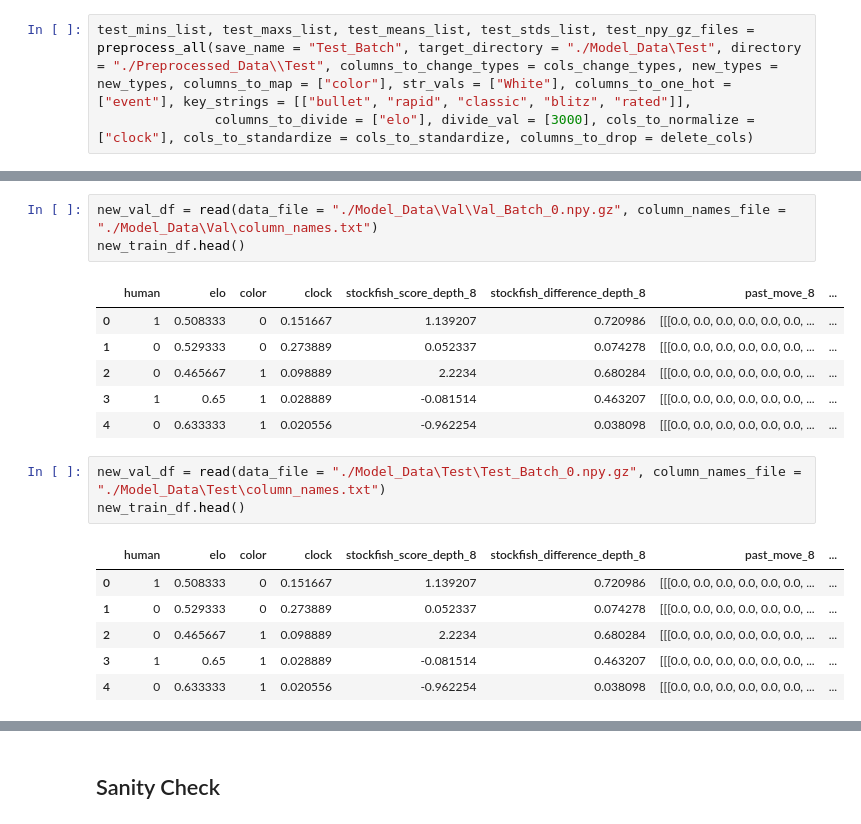
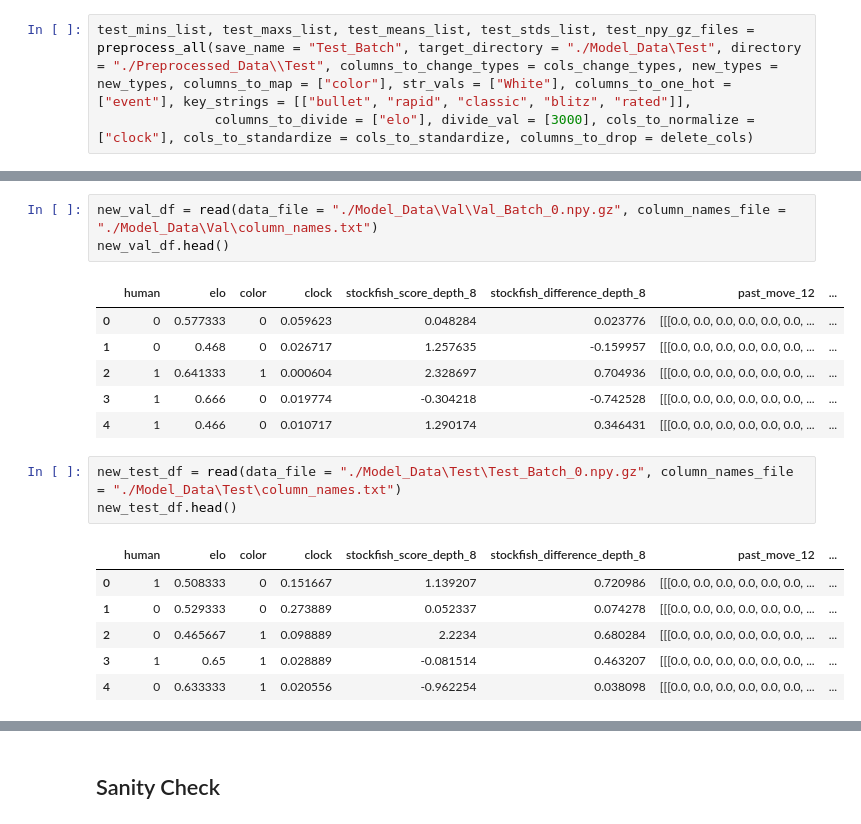
Before and after one commit to MatTheTab/PikeBot, a Jupyter notebook: Preprocessing.ipynb, the cells around one changed output, grey strips where cells are left out. Saved outputs shown, nothing was run; the diff lists cells and outputs as text.

```diff
--- a/Preprocessing.ipynb
+++ b/Preprocessing.ipynb
@@ -134,18 +139,18 @@ new_train_df.head()
 # %%
 new_val_df = read(data_file = "./Model_Data\Val\Val_Batch_0.npy.gz", column_names_file = "./Model_Data\Val\column_names.txt")
-new_train_df.head()
+new_val_df.head()
 # %% [output]
-|  | human | elo | color | clock | stockfish_score_depth_8 | stockfish_difference_depth_8 | past_move_8 | ... |
-| 0 | 1 | 0.508333 | 0 | 0.151667 | 1.139207 | 0.720986 | [[[0.0, 0.0, 0.0, 0.0, 0.0, 0.0, ... | ... |
-| 1 | 0 | 0.529333 | 0 | 0.273889 | 0.052337 | 0.074278 | [[[0.0, 0.0, 0.0, 0.0, 0.0, 0.0, ... | ... |
-| 2 | 0 | 0.465667 | 1 | 0.098889 | 2.2234 | 0.680284 | [[[0.0, 0.0, 0.0, 0.0, 0.0, 0.0, ... | ... |
-| 3 | 1 | 0.65 | 1 | 0.028889 | -0.081514 | 0.463207 | [[[0.0, 0.0, 0.0, 0.0, 0.0, 0.0, ... | ... |
-| 4 | 0 | 0.633333 | 1 | 0.020556 | -0.962254 | 0.038098 | [[[0.0, 0.0, 0.0, 0.0, 0.0, 0.0, ... | ... |
+|  | human | elo | color | clock | stockfish_score_depth_8 | stockfish_difference_depth_8 | past_move_12 | ... |
+| 0 | 0 | 0.577333 | 0 | 0.059623 | 0.048284 | 0.023776 | [[[0.0, 0.0, 0.0, 0.0, 0.0, 0.0, ... | ... |
+| 1 | 0 | 0.468 | 0 | 0.026717 | 1.257635 | -0.159957 | [[[0.0, 0.0, 0.0, 0.0, 0.0, 0.0, ... | ... |
+| 2 | 1 | 0.641333 | 1 | 0.000604 | 2.328697 | 0.704936 | [[[0.0, 0.0, 0.0, 0.0, 0.0, 0.0, ... | ... |
+| 3 | 1 | 0.666 | 0 | 0.019774 | -0.304218 | -0.742528 | [[[0.0, 0.0, 0.0, 0.0, 0.0, 0.0, ... | ... |
+| 4 | 1 | 0.466 | 0 | 0.010717 | 1.290174 | 0.346431 | [[[0.0, 0.0, 0.0, 0.0, 0.0, 0.0, ... | ... |
 # %%
-new_val_df = read(data_file = "./Model_Data\Test\Test_Batch_0.npy.gz", column_names_file = "./Model_Data\Test\column_names.txt")
-new_train_df.head()
+new_test_df = read(data_file = "./Model_Data\Test\Test_Batch_0.npy.gz", column_names_file = "./Model_Data\Test\column_names.txt")
+new_test_df.head()
 # %% [output]
-|  | human | elo | color | clock | stockfish_score_depth_8 | stockfish_difference_depth_8 | past_move_8 | ... |
+|  | human | elo | color | clock | stockfish_score_depth_8 | stockfish_difference_depth_8 | past_move_12 | ... |
 | 0 | 1 | 0.508333 | 0 | 0.151667 | 1.139207 | 0.720986 | [[[0.0, 0.0, 0.0, 0.0, 0.0, 0.0, ... | ... |
 | 1 | 0 | 0.529333 | 0 | 0.273889 | 0.052337 | 0.074278 | [[[0.0, 0.0, 0.0, 0.0, 0.0, 0.0, ... | ... |
 | 2 | 0 | 0.465667 | 1 | 0.098889 | 2.2234 | 0.680284 | [[[0.0, 0.0, 0.0, 0.0, 0.0, 0.0, ... | ... |
```
Also changed, not shown: parts of 7 cells of this notebook, 1 other file.
